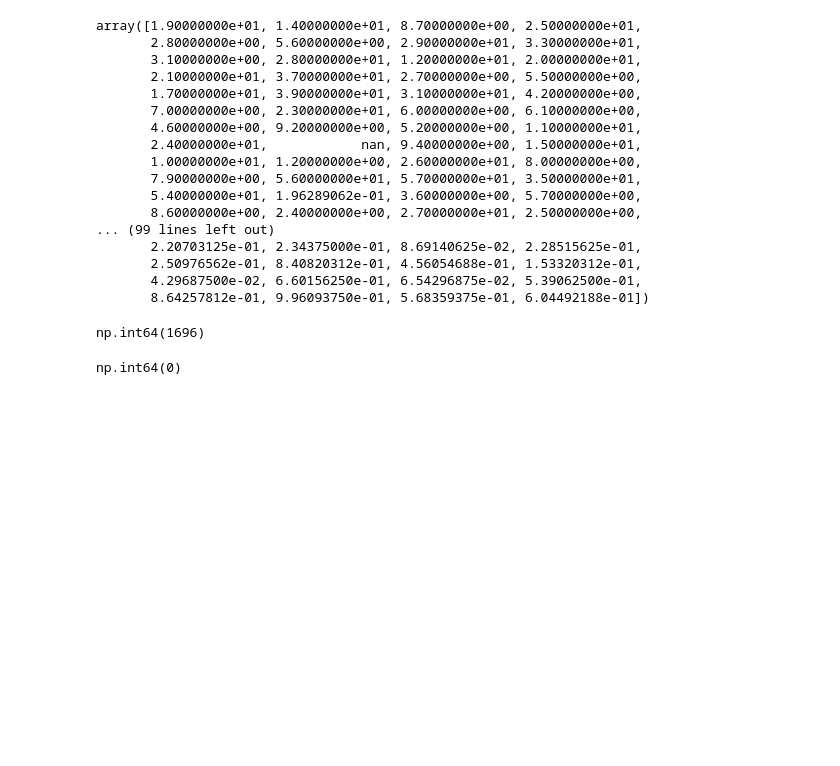
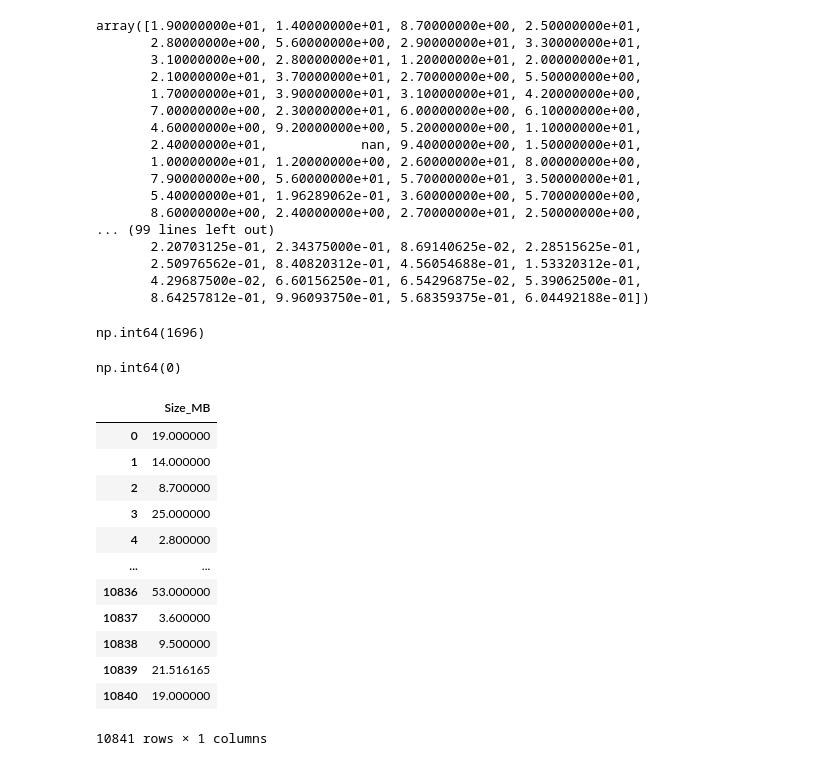
Before and after one commit to Namir50/Data-Science-Machine-learning-tutorial, a Jupyter notebook: Exploratory Data Analysis/Google_playstore__dataset_eda.ipynb, the cells around one changed output. Drawn from its saved outputs; the diff is of its cells as text; code cells hidden in the pictures; blank space fills up the shorter version.

```diff
--- a/Exploratory Data Analysis/Google_playstore__dataset_eda.ipynb
+++ b/Exploratory Data Analysis/Google_playstore__dataset_eda.ipynb
@@ -212,3 +212,19 @@ df['Size_MB'] = df['Size_MB'].fillna(df['Size_MB'].mean())
 df['Size_MB'].isnull().sum()
 # %% [output]
 np.int64(0)
+# %%
+df[['Size_MB']]
+# %% [output]
+|  | Size_MB |
+| 0 | 19.000000 |
+| 1 | 14.000000 |
+| 2 | 8.700000 |
+| 3 | 25.000000 |
+| 4 | 2.800000 |
+| ... | ... |
+| 10836 | 53.000000 |
+| 10837 | 3.600000 |
+| 10838 | 9.500000 |
+| 10839 | 21.516165 |
+| 10840 | 19.000000 |
+10841 rows × 1 columns
```
